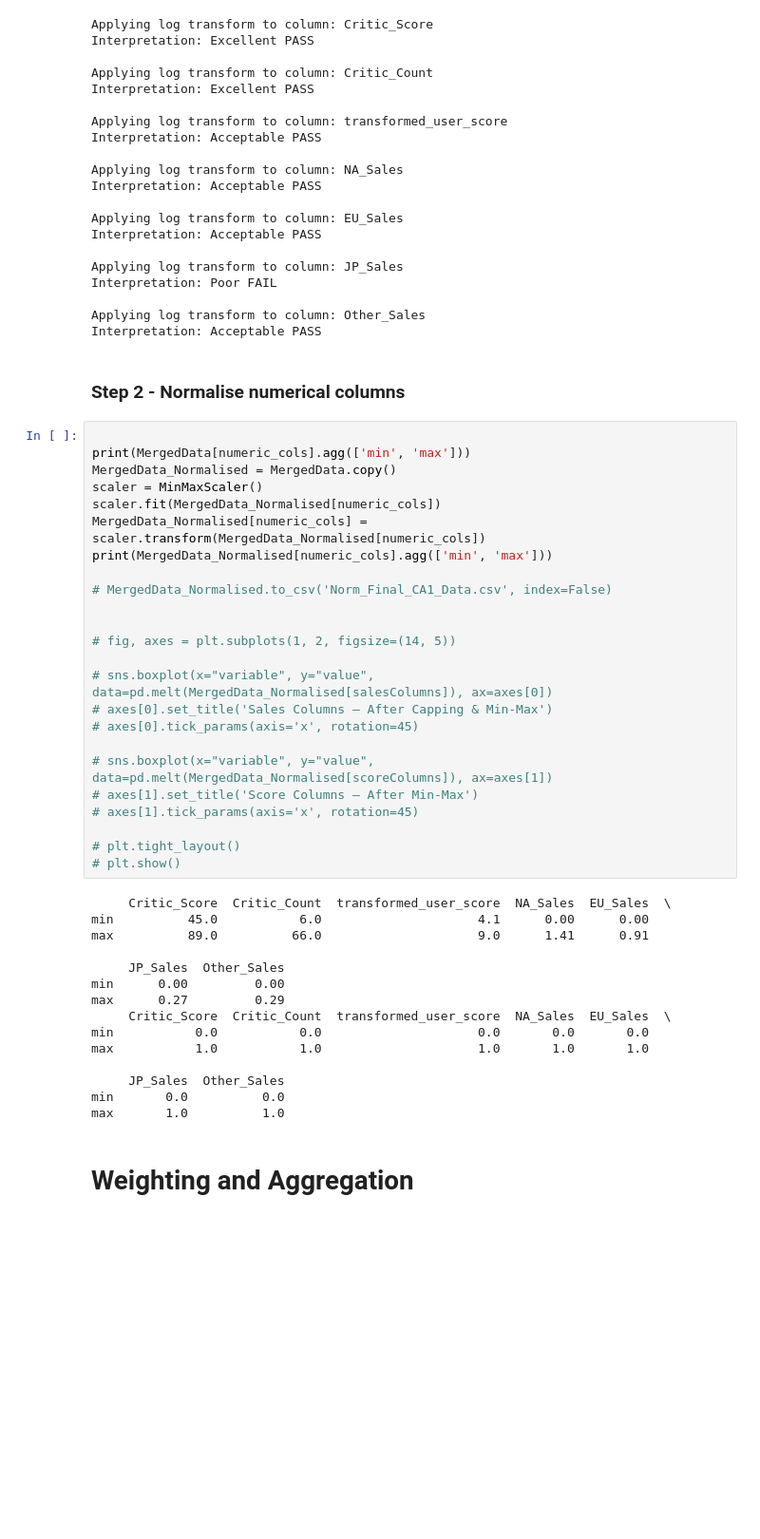
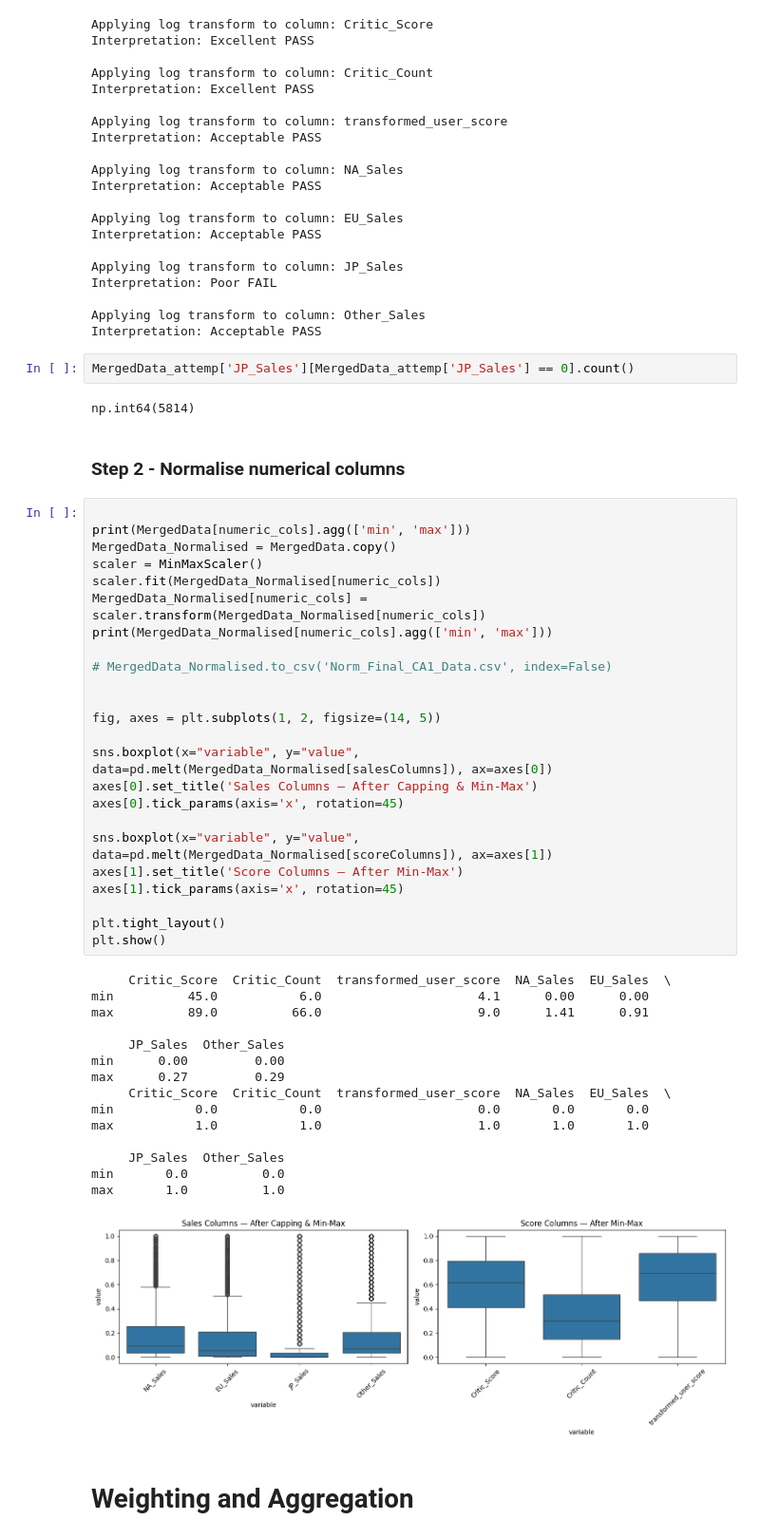
Before and after one commit to NoahKrobot/CA1_Video_Game_DAV, a Jupyter notebook: CA1.ipynb, the cells around one changed output. Shown at 95% size. Drawn from its saved outputs; the diff is of its cells as text; blank space fills up the shorter version.

```diff
--- a/CA1.ipynb
+++ b/CA1.ipynb
@@ -537,47 +537,52 @@ Interpretation: Poor FAIL
 
 Applying log transform to column: Other_Sales
 Interpretation: Acceptable PASS
+# %%
+MergedData_attemp['JP_Sales'][MergedData_attemp['JP_Sales'] == 0].count()
+# %% [output]
+np.int64(5814)
 # %% [markdown]
 ### Step 2 - Normalise numerical columns
 # %%
 
 print(MergedData[numeric_cols].agg(['min', 'max']))
 MergedData_Normalised = MergedData.copy()
 scaler = MinMaxScaler()
 scaler.fit(MergedData_Normalised[numeric_cols])
 MergedData_Normalised[numeric_cols] = scaler.transform(MergedData_Normalised[numeric_cols])
 print(MergedData_Normalised[numeric_cols].agg(['min', 'max']))
 
 # MergedData_Normalised.to_csv('Norm_Final_CA1_Data.csv', index=False)
 
 
-# fig, axes = plt.subplots(1, 2, figsize=(14, 5))
+fig, axes = plt.subplots(1, 2, figsize=(14, 5))
 
-# sns.boxplot(x="variable", y="value", data=pd.melt(MergedData_Normalised[salesColumns]), ax=axes[0])
-# axes[0].set_title('Sales Columns — After Capping & Min-Max')
-# axes[0].tick_params(axis='x', rotation=45)
+sns.boxplot(x="variable", y="value", data=pd.melt(MergedData_Normalised[salesColumns]), ax=axes[0])
+axes[0].set_title('Sales Columns — After Capping & Min-Max')
+axes[0].tick_params(axis='x', rotation=45)
 
-# sns.boxplot(x="variable", y="value", data=pd.melt(MergedData_Normalised[scoreColumns]), ax=axes[1])
-# axes[1].set_title('Score Columns — After Min-Max')
-# axes[1].tick_params(axis='x', rotation=45)
+sns.boxplot(x="variable", y="value", data=pd.melt(MergedData_Normalised[scoreColumns]), ax=axes[1])
+axes[1].set_title('Score Columns — After Min-Max')
+axes[1].tick_params(axis='x', rotation=45)
 
-# plt.tight_layout()
-# plt.show()
+plt.tight_layout()
+plt.show()
 # %% [output]
      Critic_Score  Critic_Count  transformed_user_score  NA_Sales  EU_Sales  \
 min          45.0           6.0                     4.1      0.00      0.00
 max          89.0          66.0                     9.0      1.41      0.91
 
      JP_Sales  Other_Sales
 min      0.00         0.00
 max      0.27         0.29
      Critic_Score  Critic_Count  transformed_user_score  NA_Sales  EU_Sales  \
 min           0.0           0.0                     0.0       0.0       0.0
 max           1.0           1.0                     1.0       1.0       1.0
 
      JP_Sales  Other_Sales
 min       0.0          0.0
 max       1.0          1.0
+[figure, added]
 # %% [markdown]
 # Weighting and Aggregation
 # %% [markdown]
```
Also changed, not shown: parts of 4 cells of this notebook.
